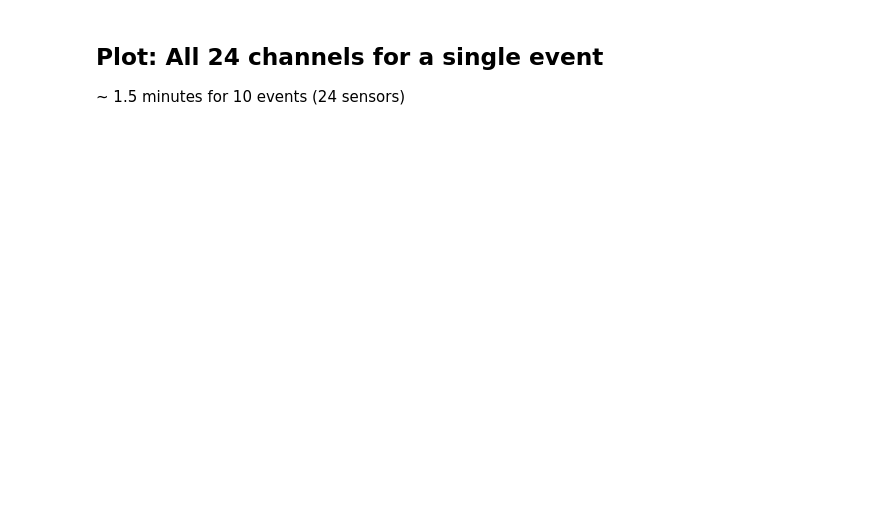
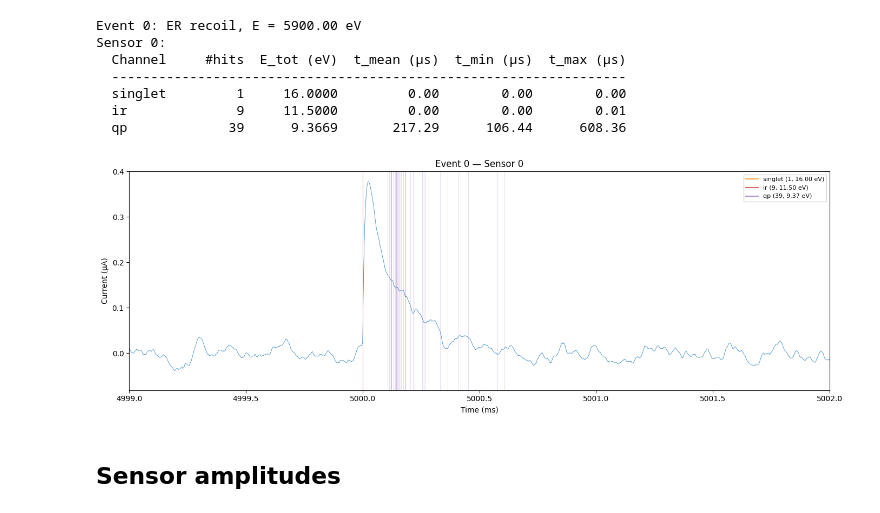
Before and after one commit to spice-herald/pytessim, a Jupyter notebook: scripts/event_viewer.ipynb, the cells around one changed output. Saved outputs shown, nothing was run; the diff lists cells and outputs as text; code cells hidden in the pictures; blank space fills up the shorter version.

```diff
--- a/scripts/event_viewer.ipynb
+++ b/scripts/event_viewer.ipynb
@@ -60,8 +107,0 @@ Trace shape: (24, 12500000)  (24 channels, 12500000 samples)
-# %%
-hest_data = None
-if HEST_H5_PATH is not None:
-    hest_data = h5py.File(HEST_H5_PATH, 'r')
-    print(f'HeST file loaded: {hest_data.attrs["n_events"]} events, '
-          f'{hest_data.attrs["n_sensors"]} sensors')
-else:
-    print('No HeST file specified (set HEST_H5_PATH to enable truth overlay)')
@@ -134,5 +222,16 @@ def get_hest_truth(event_idx):
+# %%
+event_idx = 0
+sensor_idx = 0
+plot_sensor_with_truth(event_idx, sensor_idx, xlim=(4999, 5002))
+# %% [output]
+Event 0: ER recoil, E = 5900.00 eV
+Sensor 0:
+  Channel     #hits  E_tot (eV)  t_mean (µs)  t_min (µs)  t_max (µs)
+  ------------------------------------------------------------------
+  singlet         1     16.0000         0.00        0.00        0.00
+  ir              9     11.5000         0.00        0.00        0.01
+  qp             39      9.3669       217.29      106.44      608.36
+[figure, added]
 # %% [markdown]
-## Plot: All 24 channels for a single event
-
-~ 1.5 minutes for 10 events (24 sensors)
+## Sensor amplitudes
 # %%
```
Also changed, not shown: parts of 20 cells of this notebook, 2 other files.
